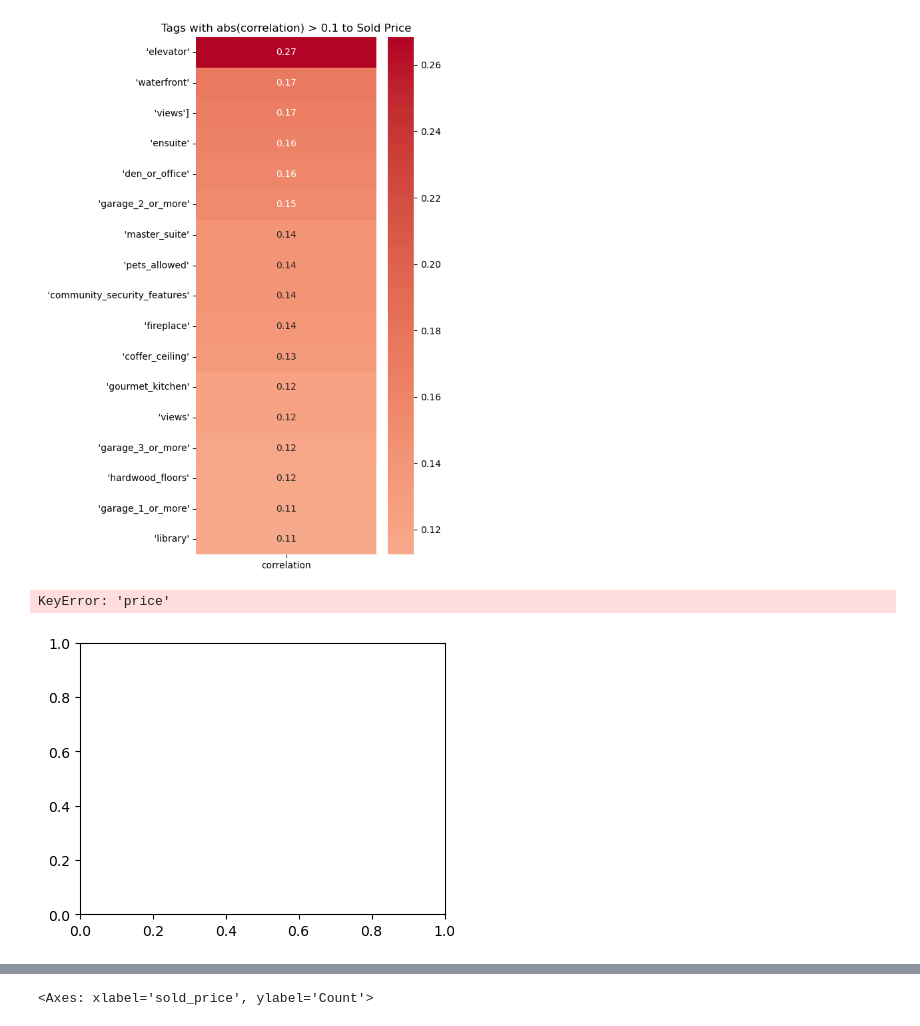
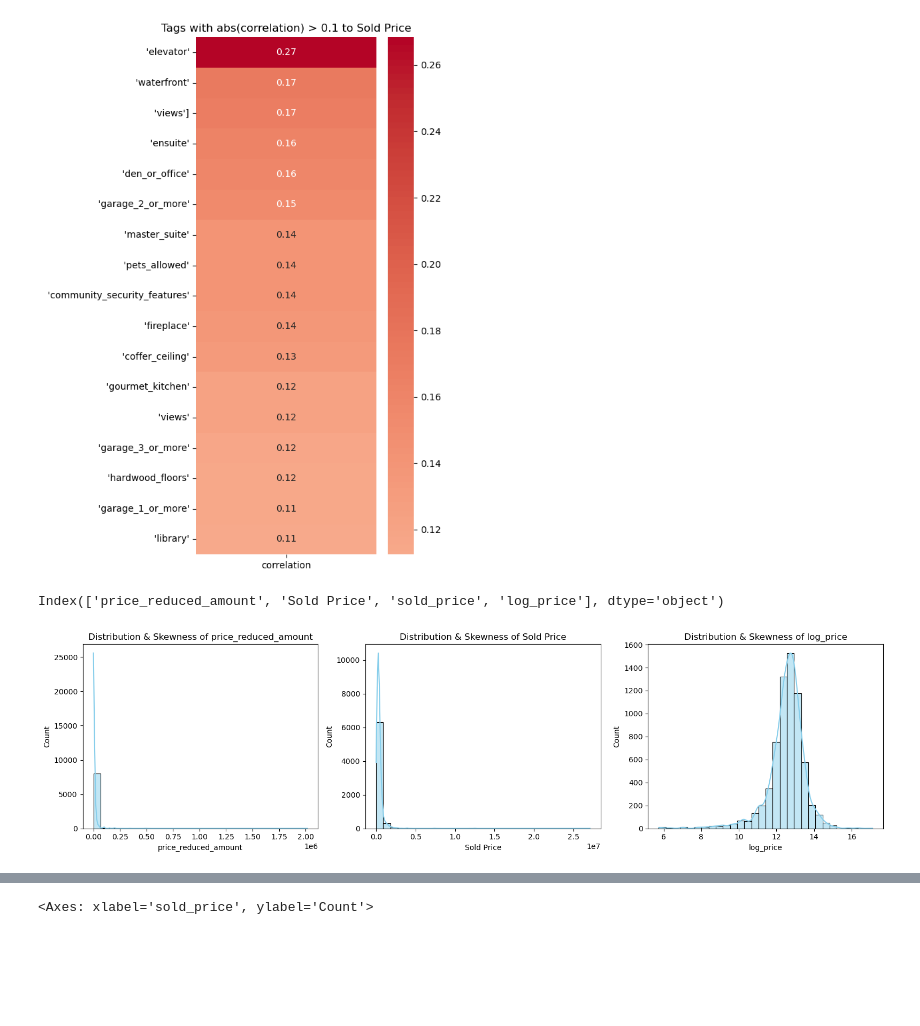
Before and after one commit to alocken/DS-Midterm-Project, a Jupyter notebook: notebooks/1 - EDA.ipynb, the cells around one changed output, grey strips where cells are left out. Saved outputs shown, nothing was run; the diff lists cells and outputs as text; code cells hidden in the pictures; blank space fills up the shorter version.

Commit message:
resolved errors notebook 1

```diff
--- a/notebooks/1 - EDA.ipynb
+++ b/notebooks/1 - EDA.ipynb
@@ -639,26 +642,29 @@ plt.show()
 # %% [output]
 [figure]
 # %%
+numerical_features = df.select_dtypes(include='number')
+print(df.select_dtypes(include='number').columns)
+
 import matplotlib.pyplot as plt
 import seaborn as sns
 
 # Numeric columns to check
-numeric_cols = ['price', 'beds', 'baths', 'sqft', 'year_built', 'garage', 'stories']
+numeric_cols = [col for col in df.select_dtypes(include='number').columns if col != 'sold_price']
 
 plt.figure(figsize=(16, 12))
 
 for i, col in enumerate(numeric_cols, 1):
     plt.subplot(3, 3, i)
     sns.histplot(df[col].dropna(), kde=True, color='skyblue', bins=30)
     plt.title(f'Distribution & Skewness of {col}')
     plt.xlabel(col)
     plt.ylabel('Count')
 
 plt.tight_layout()
 plt.show()
 # %% [output]
-KeyError: 'price'
+Index(['price_reduced_amount', 'Sold Price', 'sold_price', 'log_price'], dtype='object')
-[figure, old version]
+[figure, new version]
 # %%
 import matplotlib.pyplot as plt
 import seaborn as sns
```
Also changed, not shown: parts of 16 cells of this notebook, 1 other file.
